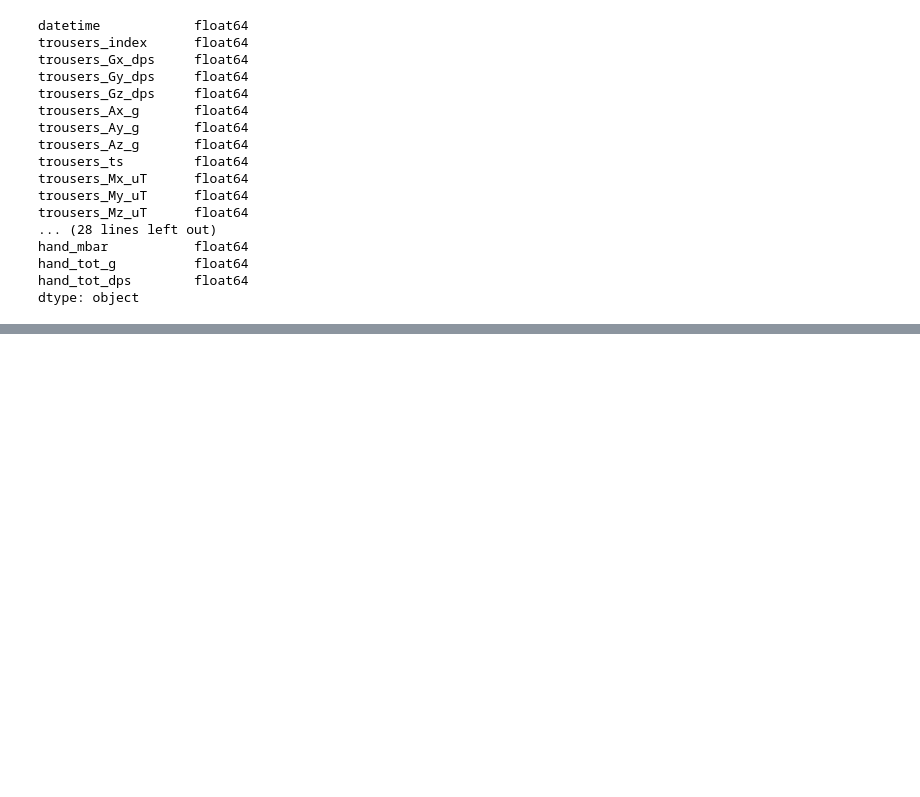
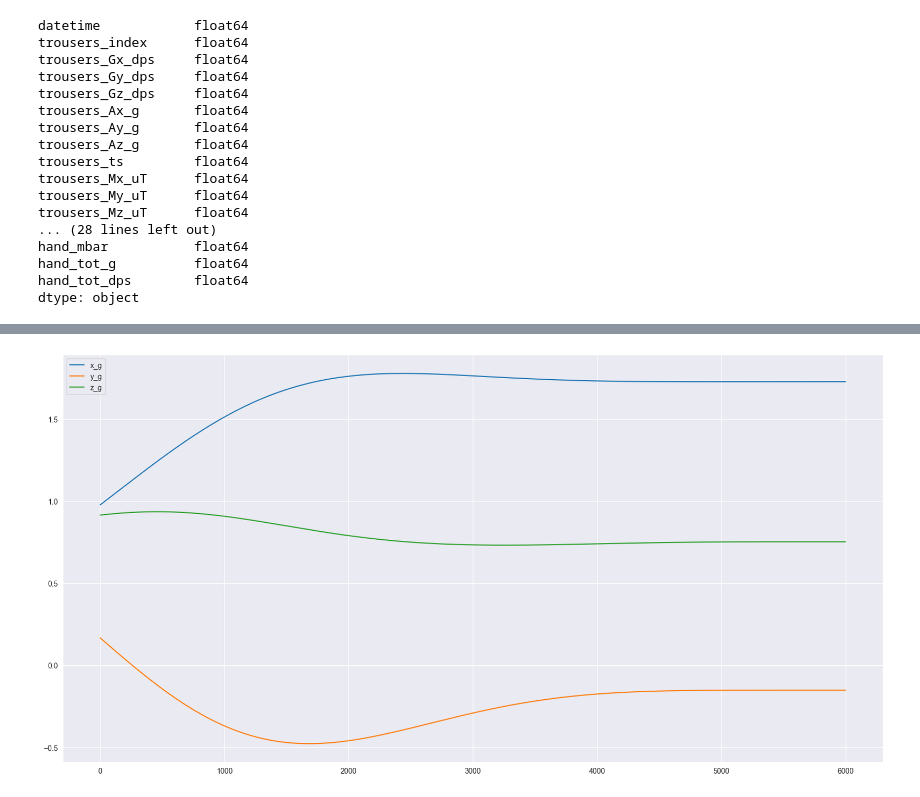
Before and after one commit to Gr33nMayhem/SyntheticIMUGeneration, a Jupyter notebook: notebooks/VTT-Conlot-Data_Visualisation.ipynb, the cells around one changed output, grey strips where cells are left out. Saved outputs shown, nothing was run; the diff lists cells and outputs as text; code cells hidden in the pictures; blank space fills up the shorter version.

```diff
--- a/notebooks/VTT-Conlot-Data_Visualisation.ipynb
+++ b/notebooks/VTT-Conlot-Data_Visualisation.ipynb
@@ -114,0 +229,13 @@ dtype: object
+# %%
+#obtain gravity component
+b, a, imu_data['x_g'] = lowpass_filter(imu_data['hand_Ax_g'].values, low_cut_off=0.1, fs=400)
+
+
+b, a, imu_data['y_g'] = lowpass_filter(imu_data['hand_Ay_g'].values, low_cut_off=0.1, fs=400)
+
+b, a, imu_data['z_g'] = lowpass_filter(imu_data['hand_Az_g'].values, low_cut_off=0.1, fs=400)
+
+imu_data[['x_g', 'y_g', 'z_g']].plot(figsize=(20, 10))
+plt.show()
+# %% [output]
+[figure, added]
```
Also changed, not shown: parts of 26 cells of this notebook, 3 other files.
